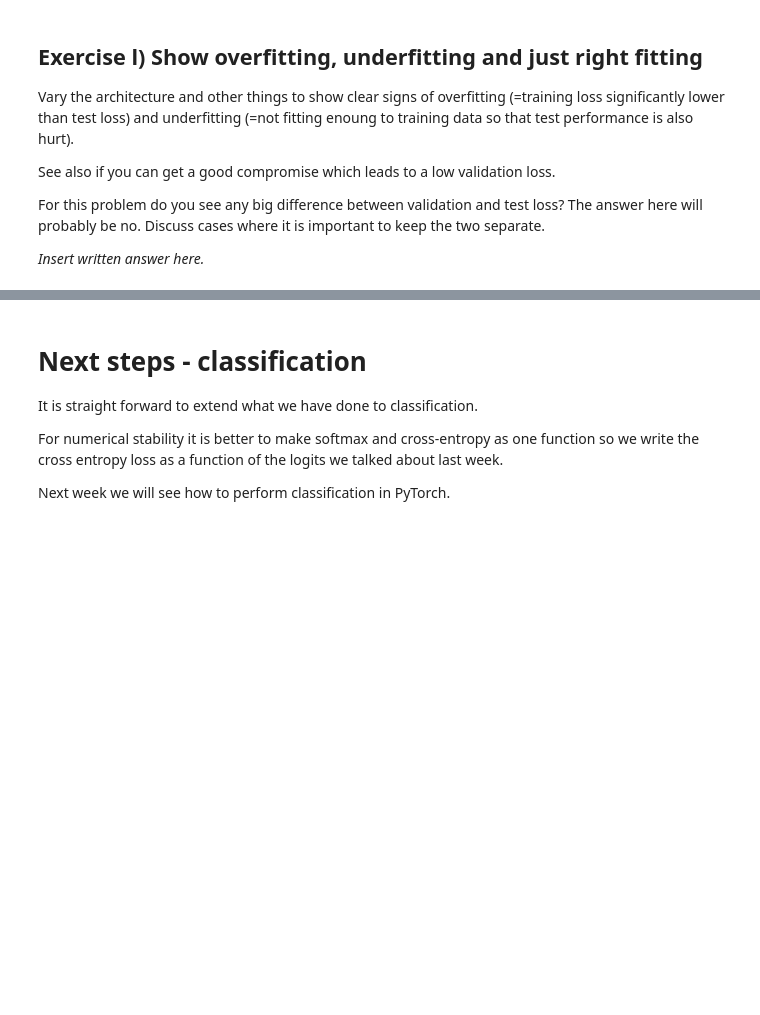
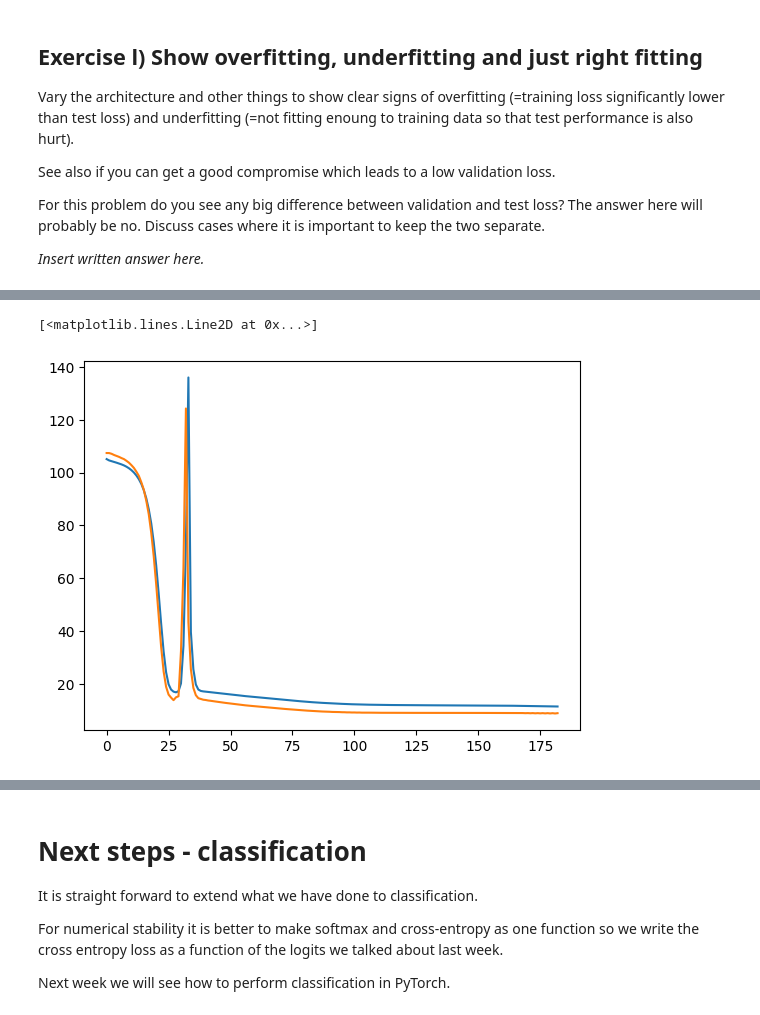
Before and after one commit to tomhoq/DeepLearning, a Jupyter notebook: 2_Feedforward_Python/2.1-EXE-FNN-AutoDif-Nanograd.ipynb, the cells around one changed output, grey strips where cells are left out. Saved outputs shown, nothing was run; the diff lists cells and outputs as text; code cells hidden in the pictures; blank space fills up the shorter version.

```diff
--- a/2_Feedforward_Python/2.1-EXE-FNN-AutoDif-Nanograd.ipynb
+++ b/2_Feedforward_Python/2.1-EXE-FNN-AutoDif-Nanograd.ipynb
@@ -632,7 +799,7 @@ We initialize again:
 NN = [
     DenseLayer(1, 15, lambda x: x.relu()),
     DenseLayer(15, 50, lambda x: x.relu()),
-    DenseLayer(50, 1, lambda x: x.identity())
+    DenseLayer(50, 1, lambda x: x.ident())
 ]
 
 output = forward(x_train, NN)
@@ -772,0 +985,40 @@ _Insert written answer here._
+# %%
+# Insert your code for getting overfitting, underfitting and just right fitting
+# Overfitting (four layer NN with 500 epochs)
+NN1 = [
+    DenseLayer(1, 15, lambda x: x.relu()),
+    DenseLayer(15, 30, lambda x: x.relu()),
+    DenseLayer(30, 15, lambda x: x.relu()),
+    DenseLayer(15, 1, lambda x: x.ident())
+]
+
+# Initialize training hyperparameters
+EPOCHS = 500
+LEARN_R = 2e-3
+
+train_loss = []
+val_loss = []
+
+for e in range(EPOCHS):
+
+    # Forward pass and loss computation
+    Loss = squared_loss(y_train, forward(x_train, NN1))
+
+    # Backward pass
+    Loss.backward()
+
+    # gradient descent update
+    update_parameters(parameters(NN1), LEARN_R)
+    zero_gradients(parameters(NN1))
+
+    # Training loss
+    train_loss.append(Loss.v)
+
+    # Validation
+    Loss_validation = squared_loss(y_validation, forward(x_validation, NN1))
+    val_loss.append(Loss_validation.v)
+
+    if e%10==0:
+        print("{:4d}".format(e),
+              "({:5.2f}%)".format(e/EPOCHS*100),
+              "Train loss: {:4.3f} \t Validation loss: {:4.3f}".format(train_loss[-1], val_loss[-1]))
@@ -772,0 +1046,6 @@ _Insert written answer here._
+# %%
+plt.plot(range(len(train_loss)), train_loss)
+plt.plot(range(len(val_loss)), val_loss)
+# %% [output]
+[<matplotlib.lines.Line2D at 0x...>]
+[figure, added]
```
Also changed, not shown: parts of 26 cells of this notebook.
